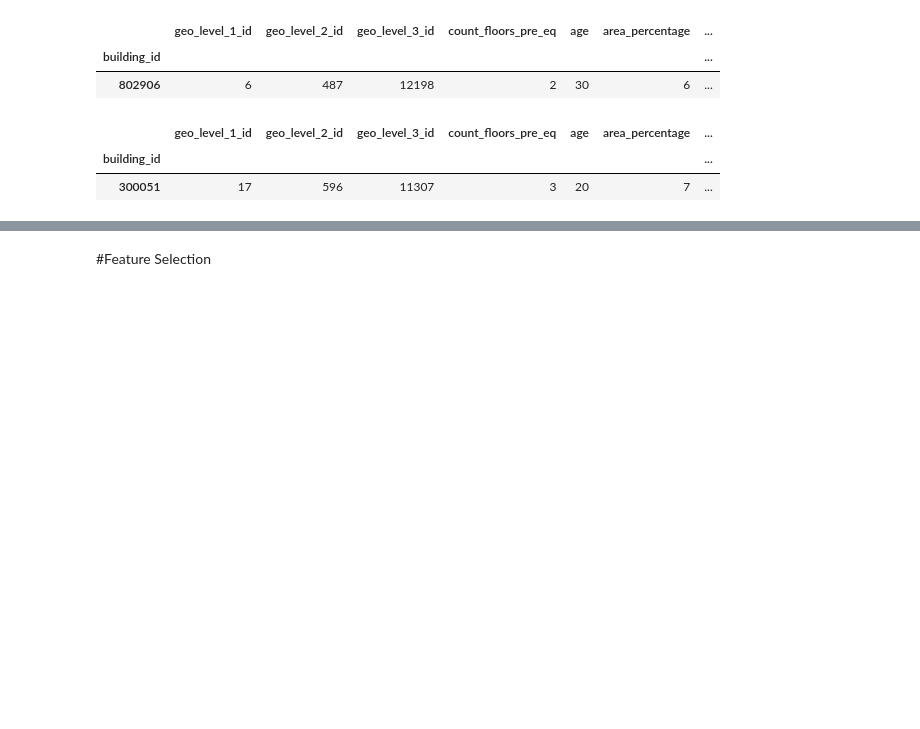
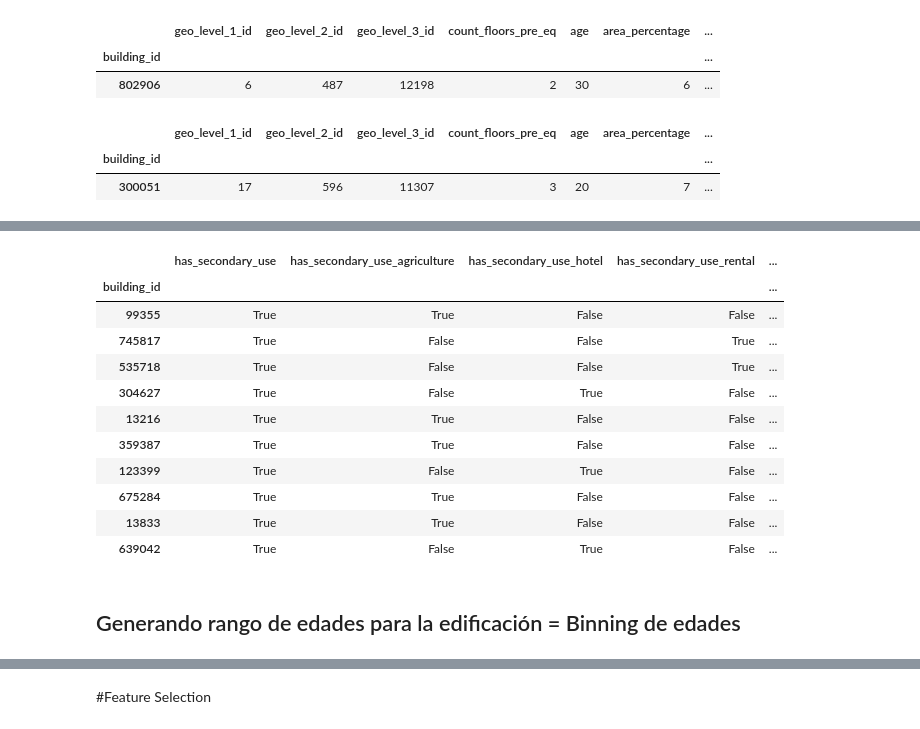
Before and after one commit to gsabatino9/OrganizacionDeDatos, a Jupyter notebook: data/feature_engineering.ipynb, the cells around one changed output, grey strips where cells are left out. Saved outputs shown, nothing was run; the diff lists cells and outputs as text; code cells hidden in the pictures; blank space fills up the shorter version.

```diff
--- a/data/feature_engineering.ipynb
+++ b/data/feature_engineering.ipynb
@@ -213,0 +361,18 @@ test_values.head(1)
+# %%
+test_values = families_and_secondary_use(test_values)
+test_values[test_values['families_and_secondary_use']].filter(like='has_secondary_use').head(10)
+# %% [output]
+|  | has_secondary_use | has_secondary_use_agriculture | has_secondary_use_hotel | has_secondary_use_rental | ... |
+| building_id |  |  |  |  | ... |
+| 99355 | True | True | False | False | ... |
+| 745817 | True | False | False | True | ... |
+| 535718 | True | False | False | True | ... |
+| 304627 | True | False | True | False | ... |
+| 13216 | True | True | False | False | ... |
+| 359387 | True | True | False | False | ... |
+| 123399 | True | False | True | False | ... |
+| 675284 | True | True | False | False | ... |
+| 13833 | True | True | False | False | ... |
+| 639042 | True | False | True | False | ... |
+# %% [markdown]
+## Generando rango de edades para la edificación = Binning de edades
```
Also changed, not shown: parts of 70 cells of this notebook, 2 other files.
